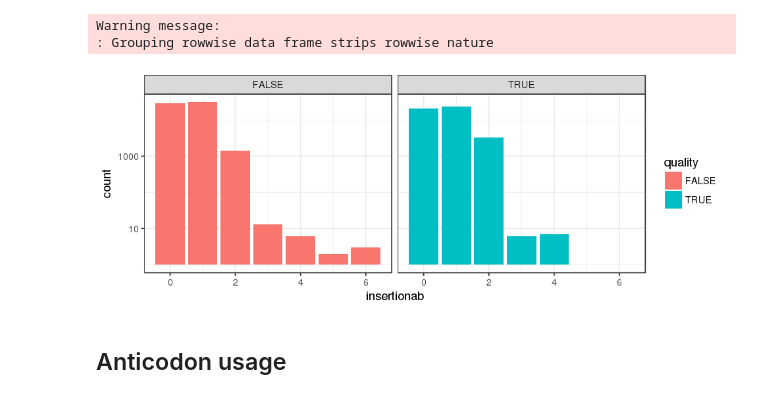
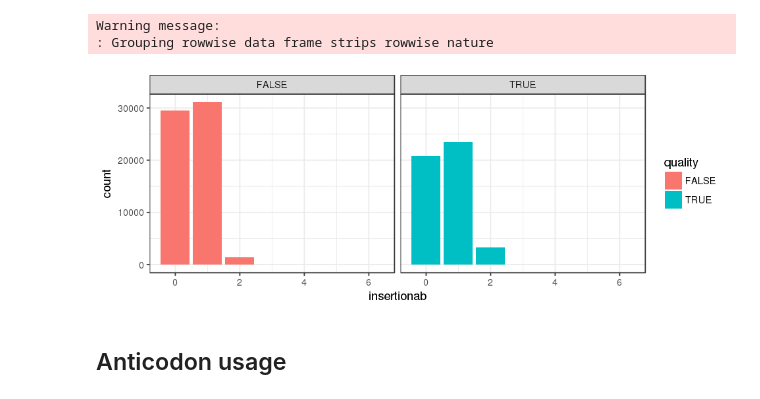
Before and after one commit to bylin/euk-features, a Jupyter notebook: notebooks/quality-set-IDEs.ipynb, the cells around one changed output. Drawn from its saved outputs; the diff is of its cells as text; code cells hidden in the pictures.

```diff
--- a/notebooks/quality-set-IDEs.ipynb
+++ b/notebooks/quality-set-IDEs.ipynb
@@ -40,9 +40,9 @@ Warning message:
 : Grouping rowwise data frame strips rowwise nature
 # %%
 options(repr.plot.width=8, repr.plot.height=3)
-insertionab %>% ggplot() + geom_bar(aes(x=insertionab, y=count, fill=quality), stat="identity") + facet_wrap(~ quality)  + scale_y_continuous(trans='log10')
+insertionab %>% ggplot() + geom_bar(aes(x=insertionab, y=count, fill=quality), stat="identity") + facet_wrap(~ quality)
 # %% [output]
-[figure, old version]
+[figure, new version]
 # %% [markdown]
 ## Anticodon usage
 # %%
```
Also changed, not shown: parts of 7 cells of this notebook.
